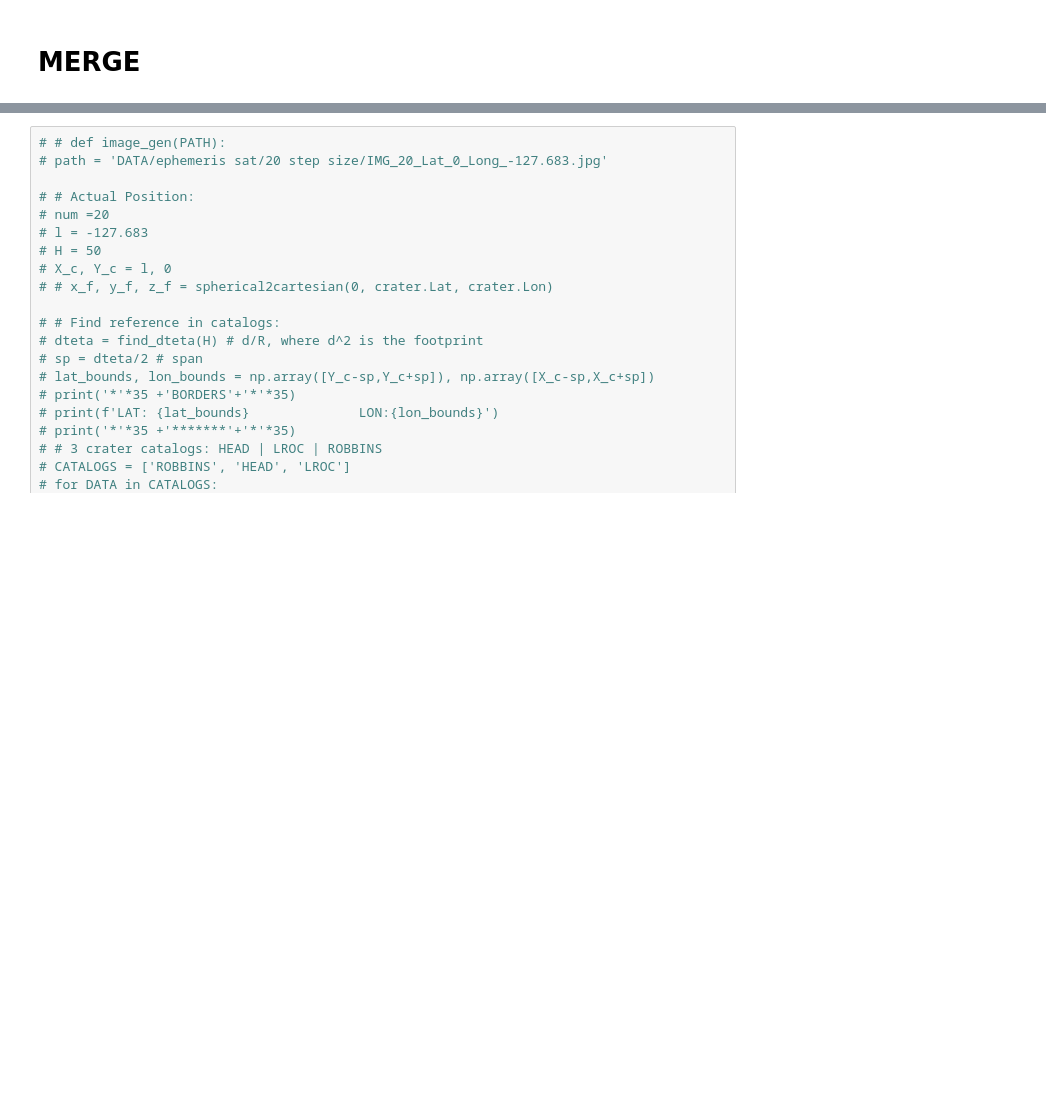
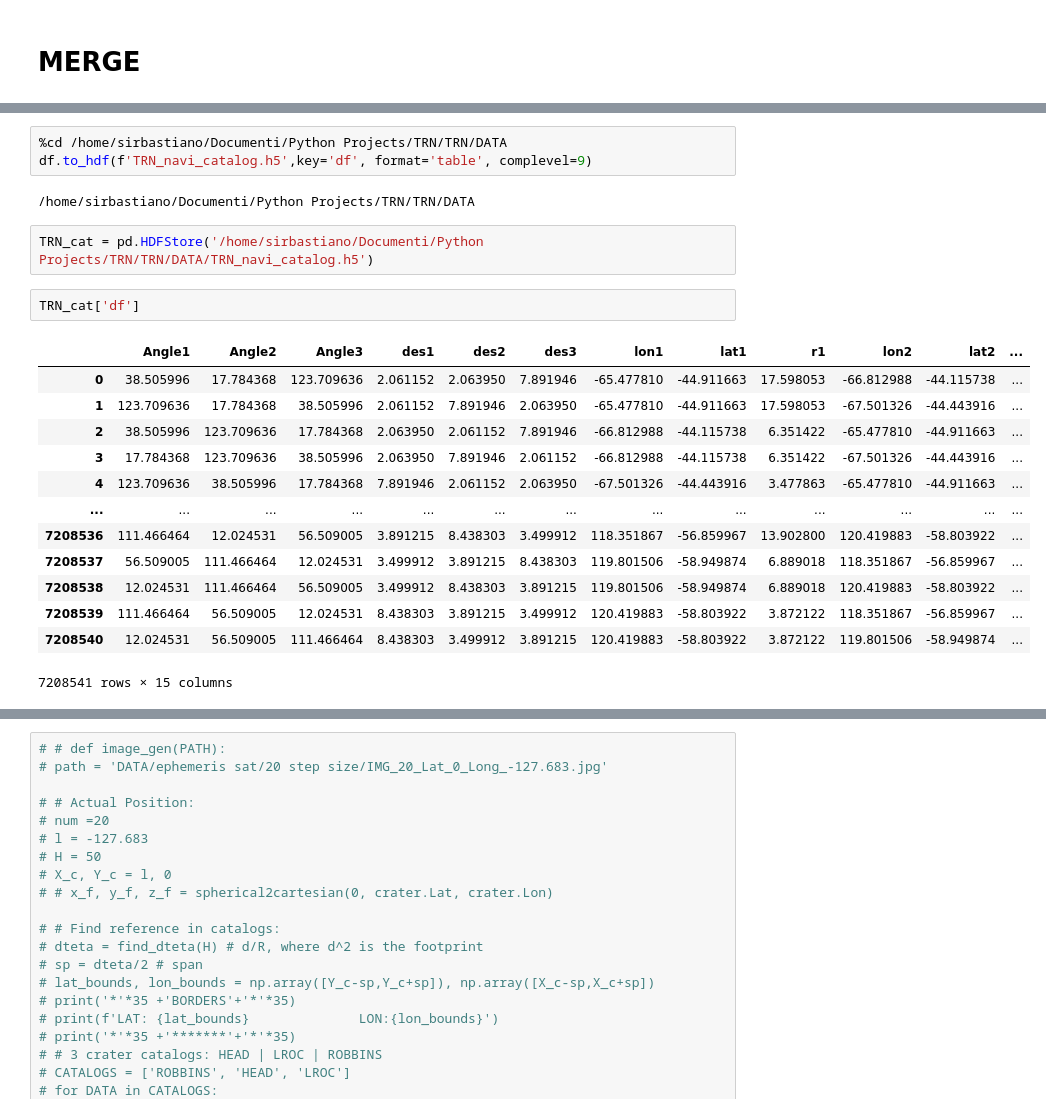
Before and after one commit to sirbastiano/FederNet, a Jupyter notebook: Crater_Catalogs.ipynb, the cells around one changed output, grey strips where cells are left out. Drawn from its saved outputs; the diff is of its cells as text; blank space fills up the shorter version.

```diff
--- a/Crater_Catalogs.ipynb
+++ b/Crater_Catalogs.ipynb
@@ -216,0 +182,23 @@ Type:      function
+# %%
+%cd /home/sirbastiano/Documenti/Python Projects/TRN/TRN/DATA
+df.to_hdf(f'TRN_navi_catalog.h5',key='df', format='table', complevel=9)
+# %% [output]
+/home/sirbastiano/Documenti/Python Projects/TRN/TRN/DATA
+# %%
+TRN_cat = pd.HDFStore('/home/sirbastiano/Documenti/Python Projects/TRN/TRN/DATA/TRN_navi_catalog.h5')
+# %%
+TRN_cat['df']
+# %% [output]
+|  | Angle1 | Angle2 | Angle3 | des1 | des2 | des3 | lon1 | lat1 | r1 | lon2 | lat2 | ... |
+| 0 | 38.505996 | 17.784368 | 123.709636 | 2.061152 | 2.063950 | 7.891946 | -65.477810 | -44.911663 | 17.598053 | -66.812988 | -44.115738 | ... |
+| 1 | 123.709636 | 17.784368 | 38.505996 | 2.061152 | 7.891946 | 2.063950 | -65.477810 | -44.911663 | 17.598053 | -67.501326 | -44.443916 | ... |
+| 2 | 38.505996 | 123.709636 | 17.784368 | 2.063950 | 2.061152 | 7.891946 | -66.812988 | -44.115738 | 6.351422 | -65.477810 | -44.911663 | ... |
+| 3 | 17.784368 | 123.709636 | 38.505996 | 2.063950 | 7.891946 | 2.061152 | -66.812988 | -44.115738 | 6.351422 | -67.501326 | -44.443916 | ... |
+| 4 | 123.709636 | 38.505996 | 17.784368 | 7.891946 | 2.061152 | 2.063950 | -67.501326 | -44.443916 | 3.477863 | -65.477810 | -44.911663 | ... |
+| ... | ... | ... | ... | ... | ... | ... | ... | ... | ... | ... | ... | ... |
+| 7208536 | 111.466464 | 12.024531 | 56.509005 | 3.891215 | 8.438303 | 3.499912 | 118.351867 | -56.859967 | 13.902800 | 120.419883 | -58.803922 | ... |
+| 7208537 | 56.509005 | 111.466464 | 12.024531 | 3.499912 | 3.891215 | 8.438303 | 119.801506 | -58.949874 | 6.889018 | 118.351867 | -56.859967 | ... |
+| 7208538 | 12.024531 | 111.466464 | 56.509005 | 3.499912 | 8.438303 | 3.891215 | 119.801506 | -58.949874 | 6.889018 | 120.419883 | -58.803922 | ... |
+| 7208539 | 111.466464 | 56.509005 | 12.024531 | 8.438303 | 3.891215 | 3.499912 | 120.419883 | -58.803922 | 3.872122 | 118.351867 | -56.859967 | ... |
+| 7208540 | 12.024531 | 56.509005 | 111.466464 | 8.438303 | 3.499912 | 3.891215 | 120.419883 | -58.803922 | 3.872122 | 119.801506 | -58.949874 | ... |
+7208541 rows × 15 columns
```
Also changed, not shown: parts of 12 cells of this notebook, 1 other file.
